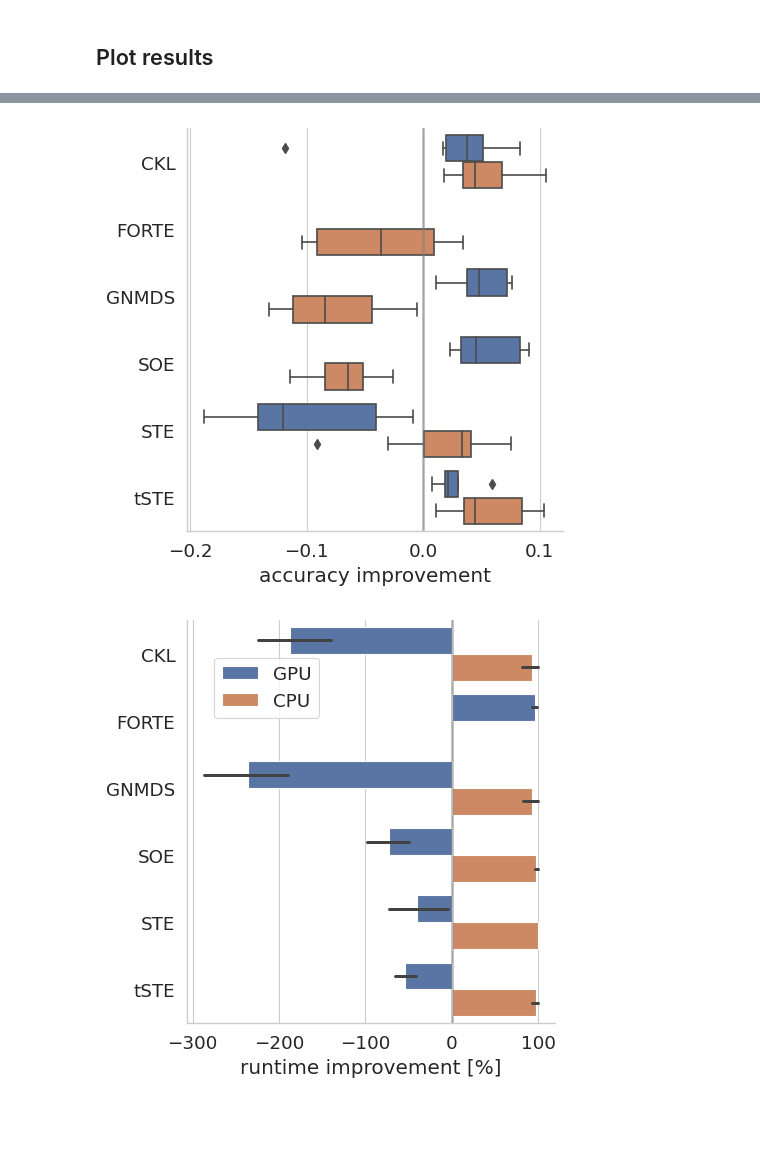
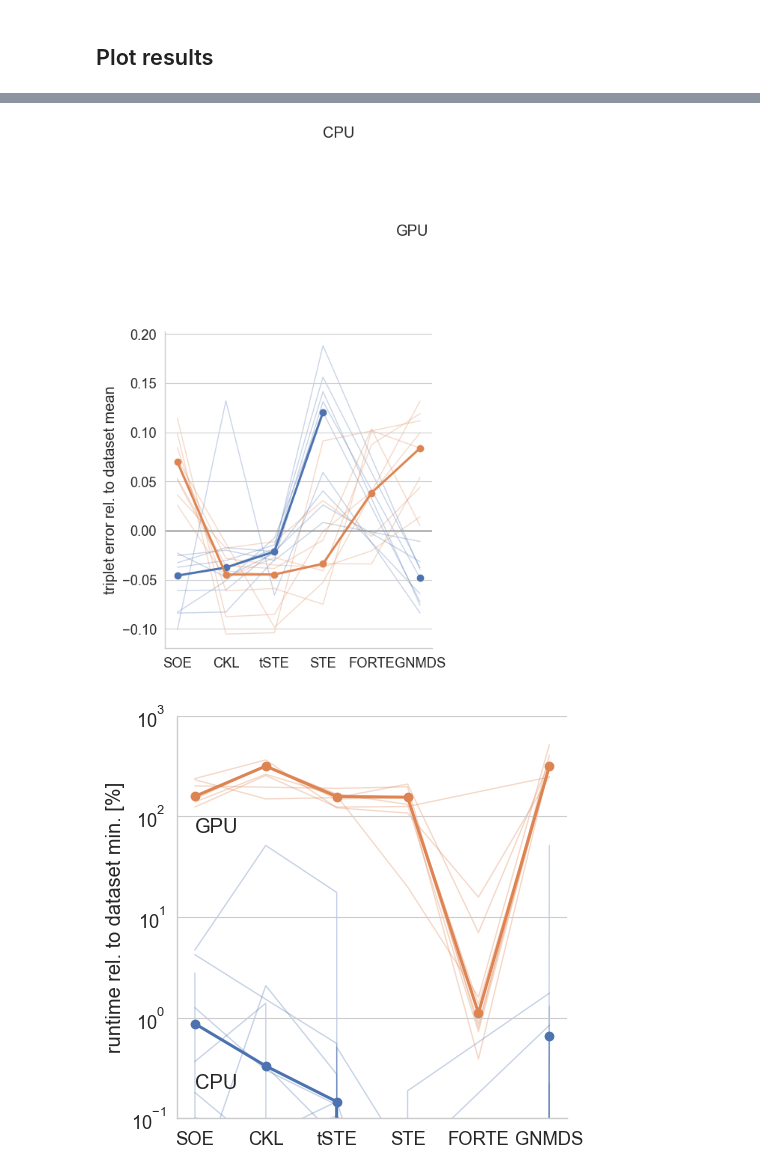
Before and after one commit to cblearn/cblearn-benchmark, a Jupyter notebook: scripts/plot_results.ipynb, the cells around one changed output, grey strips where cells are left out. Drawn from its saved outputs; the diff is of its cells as text; code cells hidden in the pictures; blank space fills up the shorter version.

```diff
--- a/scripts/plot_results.ipynb
+++ b/scripts/plot_results.ipynb
@@ -19,7 +19,7 @@ plot_dir.mkdir(exist_ok=True)
 # %% [markdown]
 ## Plot datasets
 # %%
-data = datasets.fetch_all()
+data = datasets.fetch_all(download_if_missing=True)
 data = pd.DataFrame.from_records(data).transpose()
 data['n_triplets'] = data.train_triplets.map(len)
 data
@@ -67,7 +73,11 @@ for r in Path('../results').glob('*.json'):
         if np.any(np.isnan(d['embedding'])):
             print(f"skip {r} because embedding contains NaNs.")
             continue
-        d['error'] = query_error(data.loc[d['dataset'], 'train_triplets'], np.array(d['embedding']))
+        try:
+            d['error'] = query_error(data.loc[d['dataset'], 'train_triplets'], np.array(d['embedding']))
+        except ValueError as e:
+            print(d['dataset'])
+            raise e
         del d['embedding']
         if d['library'] == 'cblearn':
             d['name'] = f"{d['algorithm']} (ours)"
@@ -111,8 +142,23 @@ results
 # %%
-fg = sns.catplot(data=results.query('library == "cblearn" and not is_gpu').sort_values(by='n_objects'),
-                 x="dataset", y="error", kind="box")
+this_data = results.query('library == "cblearn" and not is_gpu').sort_values(by='n_objects')
+fg = sns.relplot(data=this_data,
+                 x="dataset", y="error", kind="line", estimator=None, units="algorithm",
+                 color='grey', alpha=0.5, lw=1)
+sns.pointplot(data=this_data, x='dataset', y='error', estimator=np.median,
+              errorbar=None, color='black')
 plt.xticks(rotation=45, horizontalalignment='right')
-fg.set(ylabel='triplet error', xlabel='')
+fg.set(ylabel='triplet error', xlabel='', ylim=(0, 0.5))
 fg.savefig(plot_dir / f'error-per-dataset_cblearn.pdf')
 fg.savefig(plot_dir / f'error-per-dataset_cblearn.png')
+
+
+fg = sns.relplot(data=this_data,
+                 x="dataset", y="cpu_time", kind="line", estimator=None, units="algorithm",
+                 color='grey', alpha=0.5, lw=1)
+sns.pointplot(data=this_data, x='dataset', y='cpu_time', estimator=np.median,
+              errorbar=None, color='black')
+plt.xticks(rotation=45, horizontalalignment='right')
+fg.set(ylabel='runtime [s]', xlabel='', yscale='log')
+fg.savefig(plot_dir / f'time-per-dataset_cblearn.pdf')
+fg.savefig(plot_dir / f'time-per-dataset_cblearn.png')
 # %% [output]
@@ -202,20 +283,23 @@ fg.savefig(plot_dir / f'deltatime-per-algorithm_cblearn-gpu.png')
 # %%
 df = results.query('library == "cblearn"').copy(deep=True)
-fg = plot_error_improvement(df, hue='is_gpu', orient='h', legend=False)
+fg = plot_error_improvement(df, hue='proc', hue_order=['CPU', 'GPU'], orient='v', legend=False)
 fg.set_titles('GPU = {col_name}')
+plt.text(4.5, 0.3, 'GPU')
+plt.text(3, 0.4, 'CPU')
 fg.savefig(plot_dir / f'deltaerror-per-algorithm_cblearn-all.pdf')
 fg.savefig(plot_dir / f'deltaerror-per-algorithm_cblearn-all.png')
 
-fg = plot_time_improvement(df, hue='proc')
-fg.set_titles('GPU = {col_name}')
-fg.legend.set_title('')
-
-sns.move_legend(fg, 'upper left', frameon=True, bbox_to_anchor=(0.2, 0.9))
+fg = plot_time_improvement(df, hue='proc', hue_order=['CPU', 'GPU'], legend=False)
+plt.text(0, 70, 'GPU')
+plt.text(0, 0.2, 'CPU')
+#fg.legend.set_title('')
+fg.set(yscale='log', ylim=(0.1, 1000))
+#sns.move_legend(fg, 'upper left', frameon=True, bbox_to_anchor=(0.3, 0.8))
 fg.savefig(plot_dir / f'deltatime-per-algorithm_cblearn-all.pdf')
 fg.savefig(plot_dir / f'deltatime-per-algorithm_cblearn-all.png')
 # %% [output]
-[figure, old version]
+[figure, new version]
-[figure, old version]
+[figure, new version]
 # %%
 df = results[results.algorithm.isin(['SOE', 'STE', 'tSTE', 'CKL', 'GNMDS']) & ~results.is_gpu].copy(deep=True)
 df = df.sort_values(by=['dataset', 'algorithm'])
```
Also changed, not shown: parts of 11 cells of this notebook, 37 other files.
